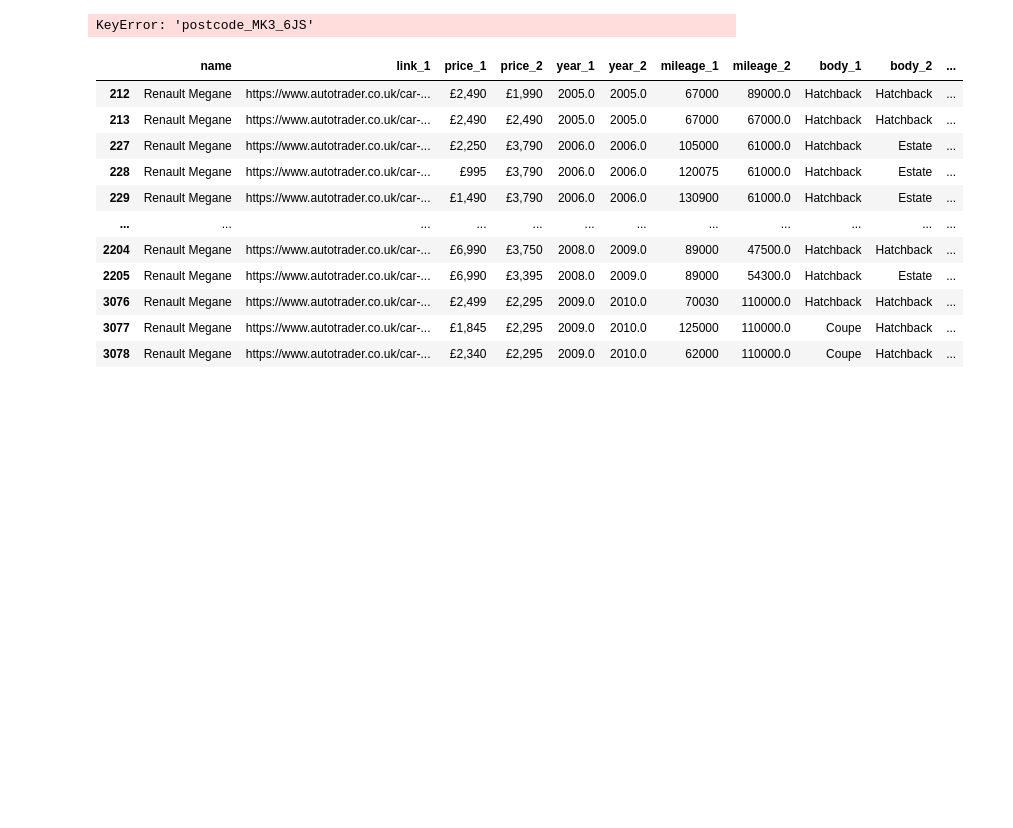
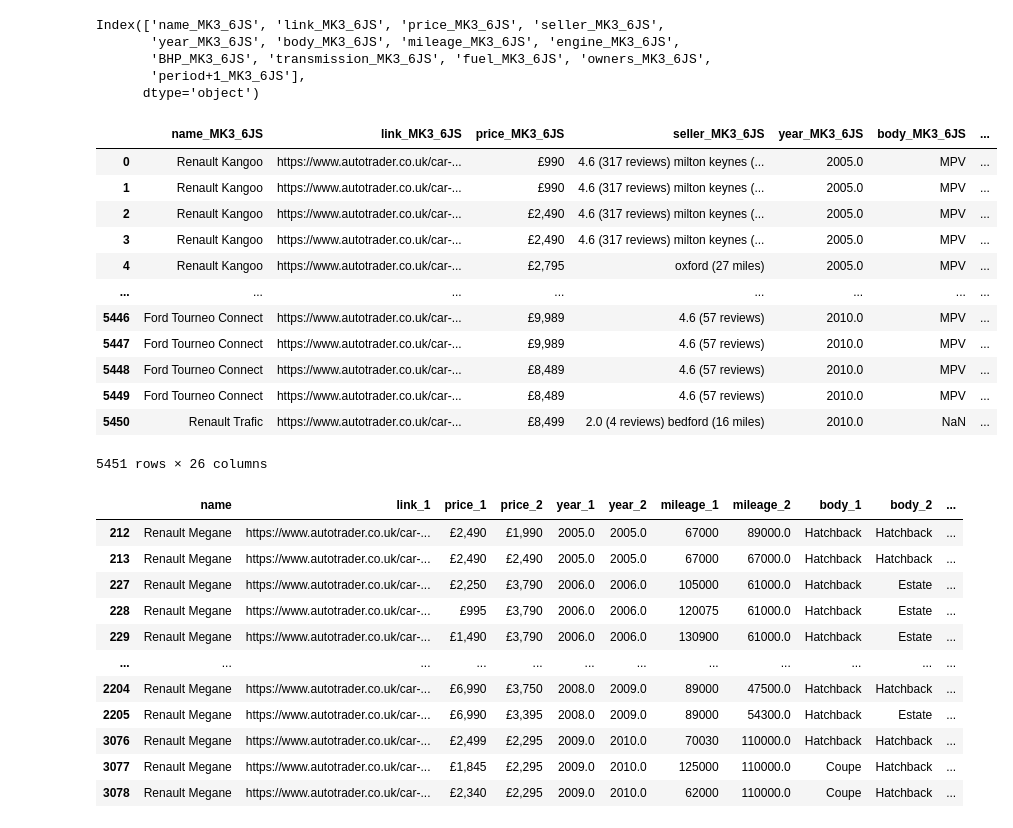
Before and after one commit to Benedictgr97/car-price-comapare, a Jupyter notebook: price test.ipynb, the cells around one changed output. Drawn from its saved outputs; the diff is of its cells as text; code cells hidden in the pictures; blank space fills up the shorter version.

```diff
--- a/price test.ipynb
+++ b/price test.ipynb
@@ -244,9 +244,6 @@ location_2 = get_cars(make = make_2,
 location_1['year'] = location_1['year'].dropna().apply(lambda x: int(str(x).split('(')[0]))
 location_2['year'] = location_2['year'].dropna().apply(lambda x: int(str(x).split('(')[0]))
 
-location_1['period+1'] = location_1['year'] + 1
-location_2['period+1'] = location_2['year'] + 1
-
 def postcode_add(df,postcode):
     for i in df.columns:
         concat_col = i + ' ' + postcode
@@ -276,13 +271,33 @@ df
+# %%
+location_1.columns
+# %% [output]
+Index(['name_MK3_6JS', 'link_MK3_6JS', 'price_MK3_6JS', 'seller_MK3_6JS',
+       'year_MK3_6JS', 'body_MK3_6JS', 'mileage_MK3_6JS', 'engine_MK3_6JS',
+       'BHP_MK3_6JS', 'transmission_MK3_6JS', 'fuel_MK3_6JS', 'owners_MK3_6JS',
+       'period+1_MK3_6JS'],
+      dtype='object')
 # %%
 #create the new data frames of each combination and iteration and combine
 #the original year on year combination
 df1 = location_1.merge(location_2, how = 'inner', left_on = col_select(location_1,['name','year']),
                        right_on = col_select(location_2,['name','year']))
-df1 = df1[df1['postcode_MK3_6JS'] != df1['postcode_DT1_3GJ']]
-
+df2 = location_1.merge(location_2, how = 'inner', left_on = col_select(location_1,['name','year']),
+                       right_on = col_select(location_2,['name','year']))
 df1
 # %% [output]
+|  | name_MK3_6JS | link_MK3_6JS | price_MK3_6JS | seller_MK3_6JS | year_MK3_6JS | body_MK3_6JS | ... |
+| 0 | Renault Kangoo | https://www.autotrader.co.uk/car-... | £990 | 4.6 (317 reviews) milton keynes (... | 2005.0 | MPV | ... |
+| 1 | Renault Kangoo | https://www.autotrader.co.uk/car-... | £990 | 4.6 (317 reviews) milton keynes (... | 2005.0 | MPV | ... |
+| 2 | Renault Kangoo | https://www.autotrader.co.uk/car-... | £2,490 | 4.6 (317 reviews) milton keynes (... | 2005.0 | MPV | ... |
+| 3 | Renault Kangoo | https://www.autotrader.co.uk/car-... | £2,490 | 4.6 (317 reviews) milton keynes (... | 2005.0 | MPV | ... |
+| 4 | Renault Kangoo | https://www.autotrader.co.uk/car-... | £2,795 | oxford (27 miles) | 2005.0 | MPV | ... |
+| ... | ... | ... | ... | ... | ... | ... | ... |
+| 5446 | Ford Tourneo Connect | https://www.autotrader.co.uk/car-... | £9,989 | 4.6 (57 reviews) | 2010.0 | MPV | ... |
+| 5447 | Ford Tourneo Connect | https://www.autotrader.co.uk/car-... | £9,989 | 4.6 (57 reviews) | 2010.0 | MPV | ... |
+| 5448 | Ford Tourneo Connect | https://www.autotrader.co.uk/car-... | £8,489 | 4.6 (57 reviews) | 2010.0 | MPV | ... |
+| 5449 | Ford Tourneo Connect | https://www.autotrader.co.uk/car-... | £8,489 | 4.6 (57 reviews) | 2010.0 | MPV | ... |
+| 5450 | Renault Trafic | https://www.autotrader.co.uk/car-... | £8,499 | 2.0 (4 reviews) bedford (16 miles) | 2010.0 | NaN | ... |
-KeyError: 'postcode_MK3_6JS'
+5451 rows × 26 columns
 # %%
 df1 = location_1.merge(location_2, how = 'inner', left_on = ['name','year'] ,right_on = ['name','year'],suffixes = ('_1','_2'))
 df1['year_1'] = df1['year']
```
Also changed, not shown: parts of 1 cell of this notebook.
